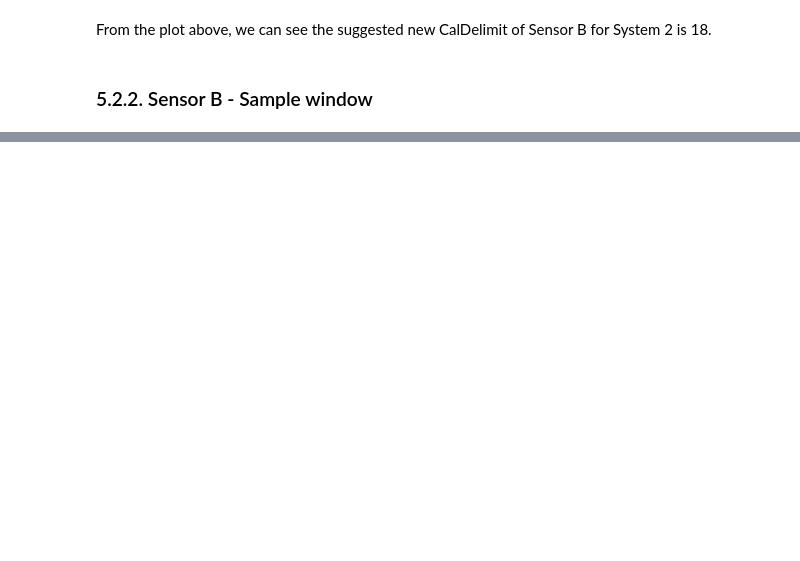
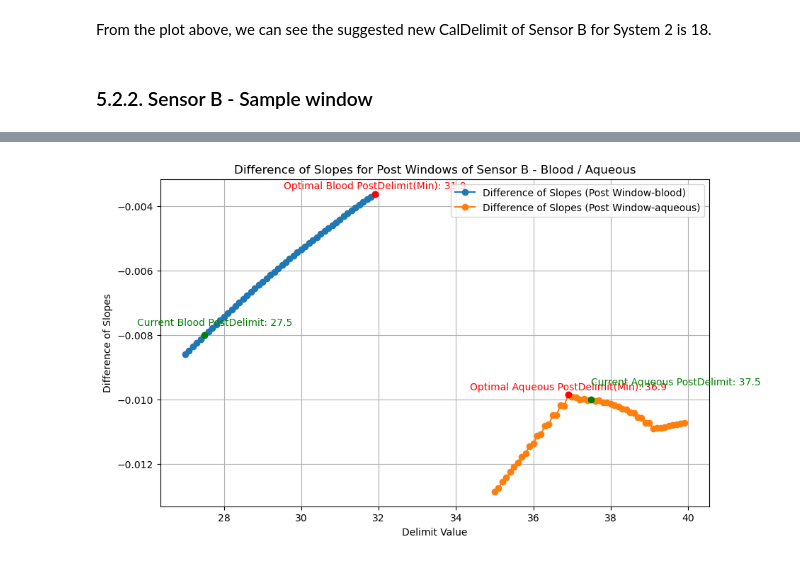
Before and after one commit to dejaytang/Capstone_Siemens, a Jupyter notebook: Coding/Nan/Siemens_window_optimization_Nan.ipynb, the cells around one changed output, grey strips where cells are left out. Cells and saved outputs as stored; diff of their text form; code cells hidden in the pictures; blank space fills up the shorter version.

```diff
--- a/Coding/Nan/Siemens_window_optimization_Nan.ipynb
+++ b/Coding/Nan/Siemens_window_optimization_Nan.ipynb
@@ -811,0 +859,15 @@ From the plot above, we can see the suggested new SampleDelimit of Sensor B for
+# %%
+diff_slopes_result_B_post_blood = {}
+diff_slopes_result_B_post_aqueous = {}
+for delimit in np.arange(27,32,0.1):
+    _, _, B2_post_window_blood_new = process_sensor_data(B2_Merged_blood.copy(), delimit, cal_window_size_B, delimit, sample_window_size_B, delimit, post_window_size_B)
+    diff_slopes_post_blood = difference_of_slopes(B1_post_window_blood, B2_post_window_blood_new)
+    diff_slopes_result_B_post_blood[round(delimit,2)] = {
+        'diff_slopes_post_blood': diff_slopes_post_blood,
+    }
+for delimit in np.arange(35,40,0.1):
+    _, _, B2_post_window_aqueous_new = process_sensor_data(B2_Merged_aqueous.copy(), delimit, cal_window_size_B, delimit, sample_window_size_B, delimit, post_window_size_B)
+    diff_slopes_post_aqueous = difference_of_slopes(B1_post_window_aqueous, B2_post_window_aqueous_new)
+    diff_slopes_result_B_post_aqueous[round(delimit,2)] = {
+        'diff_slopes_post_aqueous': diff_slopes_post_aqueous
+    }
@@ -812,2 +903,53 @@ From the plot above, we can see the suggested new SampleDelimit of Sensor B for
+# %%
+# Extract delimit values and corresponding differences in slopes
+delimits_blood = list(diff_slopes_result_B_post_blood.keys())
+delimits_aqueous = list(diff_slopes_result_B_post_aqueous.keys())
+diff_slopes_blood = [diff_slopes_result_B_post_blood[delimit]['diff_slopes_post_blood'] for delimit in delimits_blood]
+diff_slopes_aqueous = [diff_slopes_result_B_post_aqueous[delimit]['diff_slopes_post_aqueous'] for delimit in delimits_aqueous]
+
+# Create a plot
+plt.figure(figsize=(10, 6))
+
+# Plot diff_slopes_blood
+plt.plot(delimits_blood, diff_slopes_blood, label='Difference of Slopes (Post Window-blood)', marker='o')
+
+# Plot diff_slopes_aqueous
+plt.plot(delimits_aqueous, diff_slopes_aqueous, label='Difference of Slopes (Post Window-aqueous)', marker='o')
+
+# Mark the minimum absolute values
+plt.scatter(min_abs_diff_slopes_post_blood_key, diff_slopes_result_B_post_blood[min_abs_diff_slopes_post_blood_key]['diff_slopes_post_blood'],
+            color='red', zorder=5)
+plt.scatter(postDelimit_B_blood, diff_slopes_result_B_post_blood[postDelimit_B_blood]['diff_slopes_post_blood'],
+            color='green', zorder=5)
+plt.scatter(min_abs_diff_slopes_post_aqueous_key, diff_slopes_result_B_post_aqueous[min_abs_diff_slopes_post_aqueous_key]['diff_slopes_post_aqueous'],
+            color='red', zorder=5)
+plt.scatter(postDelimit_B_aqueous, diff_slopes_result_B_post_aqueous[postDelimit_B_aqueous]['diff_slopes_post_aqueous'],
+            color='green', zorder=5)
+
+# Annotate the points with minimum values
+plt.annotate(f'Optimal Blood PostDelimit(Min): {min_abs_diff_slopes_post_blood_key}',
+             (min_abs_diff_slopes_post_blood_key, diff_slopes_result_B_post_blood[min_abs_diff_slopes_post_blood_key]['diff_slopes_post_blood']),
+             textcoords="offset points", xytext=(0,5), ha='center', color='red')
+plt.annotate(f'Current Blood PostDelimit: {postDelimit_B_blood}',
+             (postDelimit_B_blood, diff_slopes_result_B_post_blood[postDelimit_B_blood]['diff_slopes_post_blood']),
+             textcoords="offset points", xytext=(10,10), ha='center', color='green')
+plt.annotate(f'Optimal Aqueous PostDelimit(Min): {min_abs_diff_slopes_post_aqueous_key}',
+             (min_abs_diff_slopes_post_aqueous_key, diff_slopes_result_B_post_aqueous[min_abs_diff_slopes_post_aqueous_key]['diff_slopes_post_aqueous']),
+             textcoords="offset points", xytext=(0,5), ha='center', color='red')
+plt.annotate(f'Current Aqueous PostDelimit: {postDelimit_B_aqueous}',
+             (postDelimit_B_aqueous, diff_slopes_result_B_post_aqueous[postDelimit_B_aqueous]['diff_slopes_post_aqueous']),
+             textcoords="offset points", xytext=(0,15), ha='left', color='green')
+
+# Adding title and labels
+plt.title('Difference of Slopes for Post Windows of Sensor B - Blood / Aqueous')
+plt.xlabel('Delimit Value')
+plt.ylabel('Difference of Slopes')
+plt.legend()
+
+# Display the plot
+plt.grid(True)
+plt.show()
+# %% [output]
+[figure, added]
 # %%
 # Random sample one TestID for sensor B in System 2
```
Also changed, not shown: parts of 21 cells of this notebook, 3 other files.
